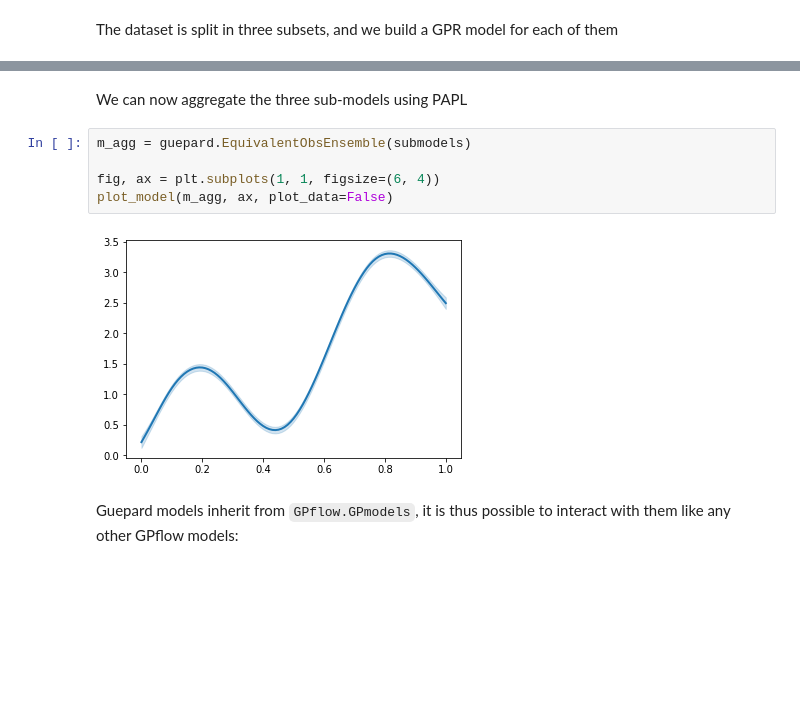
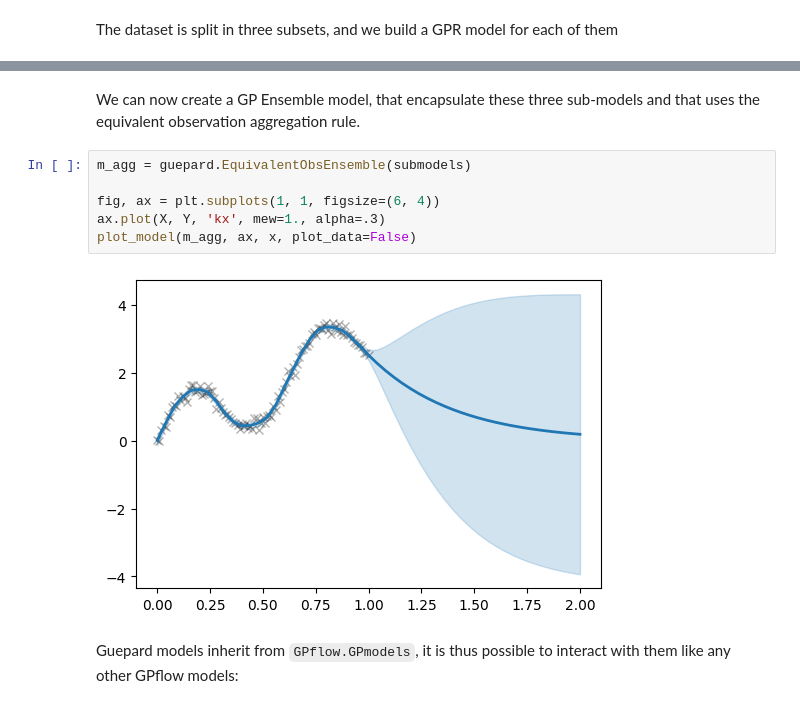
Before and after one commit to NicolasDurrande/guepard, a Jupyter notebook: docs/notebooks/equivalent_obs_GPR_ensembles.ipynb, the cells around one changed output, grey strips where cells are left out. Drawn from its saved outputs; the diff is of its cells as text; blank space fills up the shorter version.

```diff
--- a/docs/notebooks/equivalent_obs_GPR_ensembles.ipynb
+++ b/docs/notebooks/equivalent_obs_GPR_ensembles.ipynb
@@ -76,12 +70,13 @@ To enable them in other operations, rebuild TensorFlow with the appropriate comp
 # %% [markdown]
-We can now aggregate the three sub-models using PAPL
+We can now create a GP Ensemble model, that encapsulate these three sub-models and that uses the equivalent observation aggregation rule.
 # %%
 m_agg = guepard.EquivalentObsEnsemble(submodels)
 
 fig, ax = plt.subplots(1, 1, figsize=(6, 4))
-plot_model(m_agg, ax, plot_data=False)
+ax.plot(X, Y, 'kx', mew=1., alpha=.3)
+plot_model(m_agg, ax, x, plot_data=False)
 # %% [output]
-[figure, old version]
+[figure, new version]
 # %% [markdown]
 Guepard models inherit from `GPflow.GPmodels`, it is thus possible to interact with them like any other GPflow models:
 # %%
```
Also changed, not shown: parts of 10 cells of this notebook, 6 other files.
